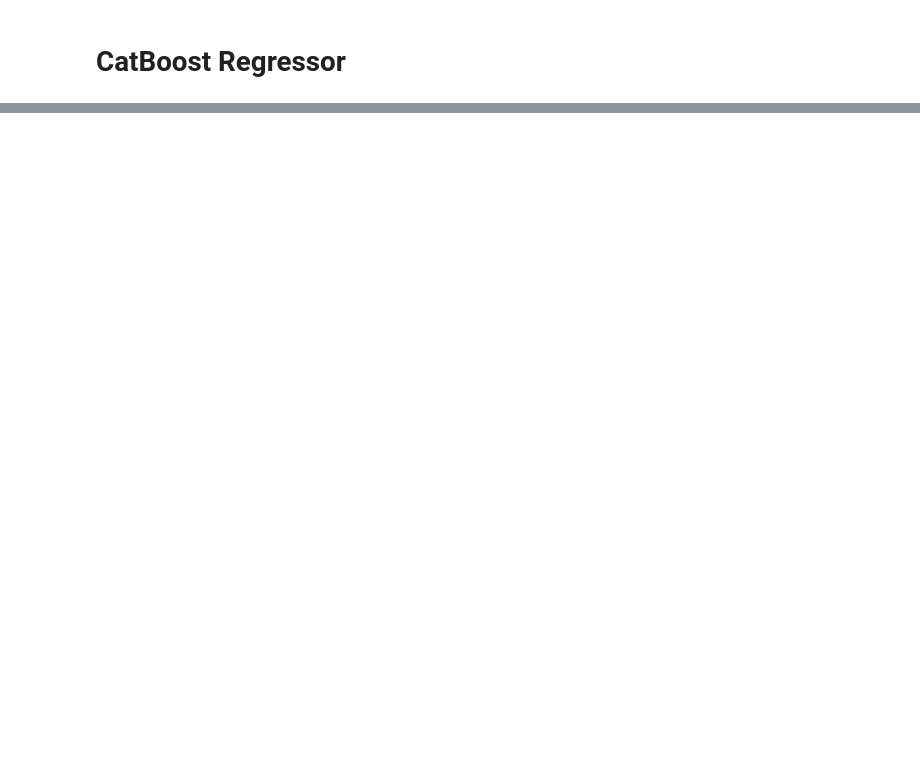
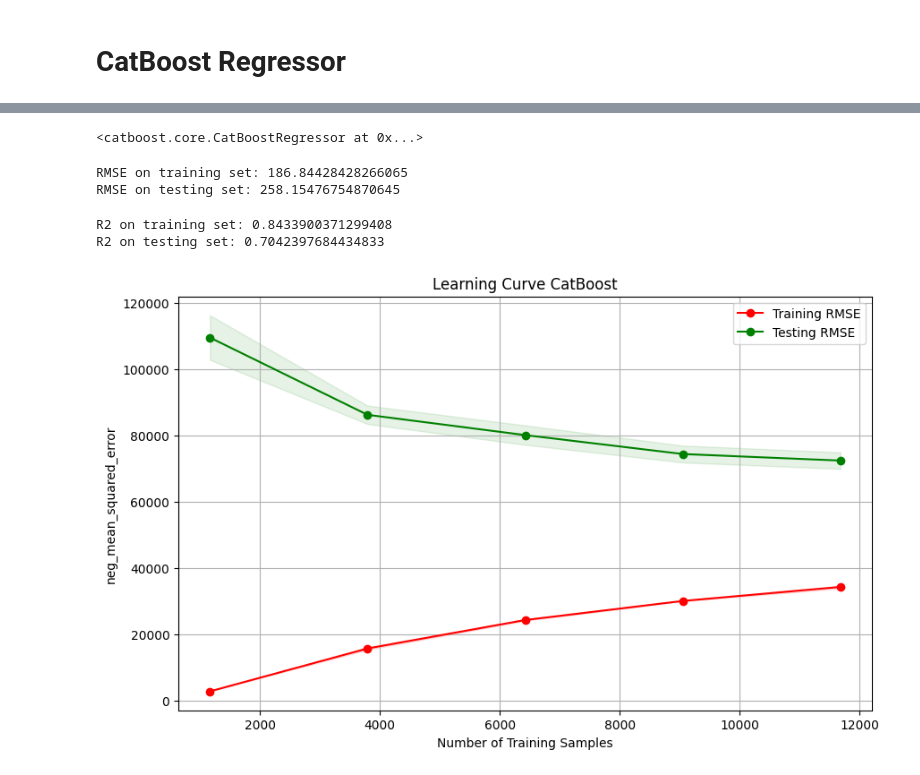
Before and after one commit to romzyalba/house_price_model, a Jupyter notebook: src/notebooks/tunning.ipynb, the cells around one changed output, grey strips where cells are left out. Drawn from its saved outputs; the diff is of its cells as text; code cells hidden in the pictures; blank space fills up the shorter version.

Commit message:
add preprocessing and modeling

```diff
--- a/src/notebooks/tunning.ipynb
+++ b/src/notebooks/tunning.ipynb
@@ -61,16 +18,13 @@ X_train_scaled = scaler.fit_transform(X_train)
 X_test_scaled = scaler.transform(X_test)
 # %%
 param_grid = {
-    'iterations': [2000],       # 1000, 1500, 2000
-    'learning_rate': [0.15],    # 0.01, 0.1, 0.15
-    'depth': [7],               # 6, 8, 10
+    'iterations': [1500],       # >2000
+    'learning_rate': [0.15],    # 0.15
+    'depth': [7],               # 7
     'l2_leaf_reg': [2],         # 1, 3, 5
-    'random_strength': [0.9, 1, 2],     # 1, 5, 10
-    'bagging_temperature': [0], # 0, 1, 5
-    # 'border_count': [32, 64, 128],       # 32, 64, 128, 254
-    'verbose': [0],
-    'od_type': ['IncToDec'],
-    'od_wait': [30, 50],
+    'random_strength': [1],     # 1
+    'bagging_temperature': [0.1], # 0.5
+    'verbose': [0]
 }
 
 model = CatBoostRegressor(
@@ -115,0 +70,57 @@ Best parameters found: {'random_strength': 1, 'od_wait': 30, 'iterations': 2000,
+# %%
+catboost_grid_best = CatBoostRegressor(**best_params)
+catboost_grid_best.fit(X_train_scaled, y_train)
+# %% [output]
+<catboost.core.CatBoostRegressor at 0x...>
+# %%
+from sklearn.metrics import mean_absolute_error, mean_squared_error, r2_score
+
+y_train_pred = catboost_grid_best.predict(X_train_scaled)
+rmse_train = np.sqrt(mean_squared_error(y_train, y_train_pred))
+
+# rmse untuk data test
+y_test_pred = catboost_grid_best.predict(X_test_scaled)
+rmse_test = np.sqrt(mean_squared_error(y_test, y_test_pred))
+
+print("RMSE on training set:", rmse_train)
+print("RMSE on testing set:", rmse_test)
+# %% [output]
+RMSE on training set: 186.84428428266065
+RMSE on testing set: 258.15476754870645
+# %%
+r2_train = r2_score(y_train, y_train_pred)
+r2_test = r2_score(y_test, y_test_pred)
+
+print("R2 on training set:", r2_train)
+print("R2 on testing set:", r2_test)
+# %% [output]
+R2 on training set: 0.8433900371299408
+R2 on testing set: 0.7042397684434833
+# %%
+from sklearn.model_selection import learning_curve
+import matplotlib.pyplot as plt
+
+def plot_learning_curve(model, X, y, cv, scoring, title):
+    train_sizes, train_scores, test_scores = learning_curve(model, X, y, cv=cv, scoring=scoring)
+    train_scores_mean = -np.mean(train_scores, axis=1)
+    train_scores_std = np.std(train_scores, axis=1)
+    test_scores_mean = -np.mean(test_scores, axis=1)
+    test_scores_std = np.std(test_scores, axis=1)
+
+    plt.figure(figsize=(10, 6))
+    plt.title(title)
+    plt.xlabel("Number of Training Samples")
+    plt.ylabel("neg_mean_squared_error")
+    plt.grid()
+
+    plt.fill_between(train_sizes, train_scores_mean - train_scores_std, train_scores_mean + train_scores_std, alpha=0.1, color="r")
+    plt.fill_between(train_sizes, test_scores_mean - test_scores_std, test_scores_mean + test_scores_std, alpha=0.1, color="g")
+    plt.plot(train_sizes, train_scores_mean, 'o-', color="r", label="Training RMSE")
+    plt.plot(train_sizes, test_scores_mean, 'o-', color="g", label="Testing RMSE")
+
+    plt.legend(loc="best")
+    plt.show()
+# %%
+plot_learning_curve(catboost_grid_best, X, y, cv=5, scoring='neg_mean_squared_error', title="Learning Curve CatBoost")
+# %% [output]
+[figure, added]
```
Also changed, not shown: parts of 6 cells of this notebook, 9 other files.
